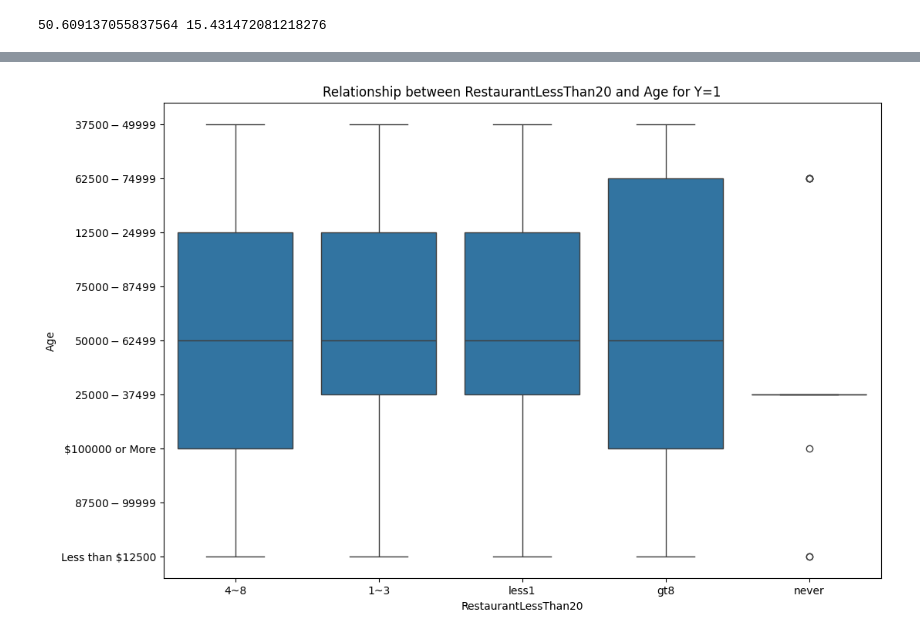
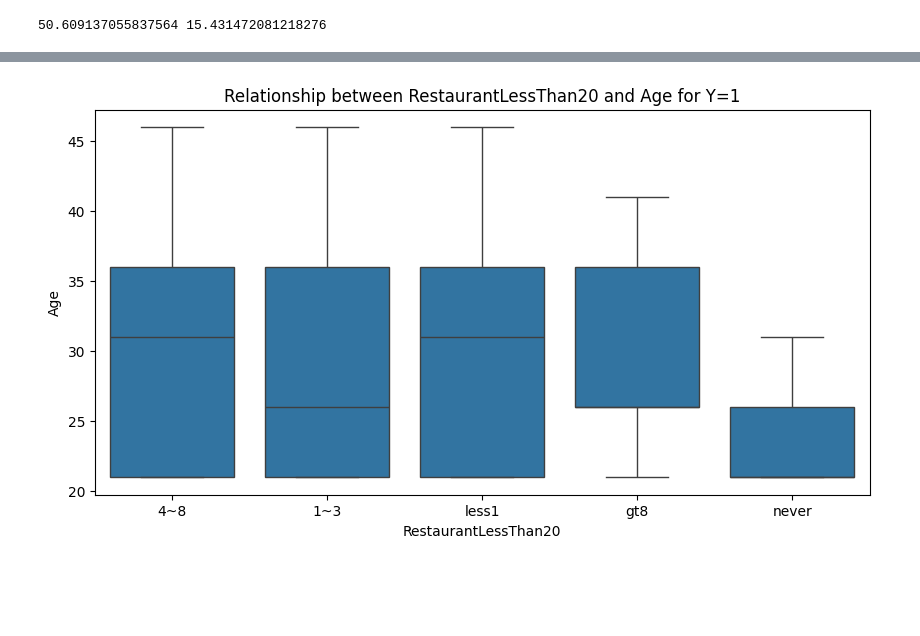
Before and after one commit to Soha1950/ds_as5, a Jupyter notebook: prompt.ipynb, the cells around one changed output, grey strips where cells are left out. Cells and saved outputs as stored; diff of their text form; code cells hidden in the pictures; blank space fills up the shorter version.

```diff
--- a/prompt.ipynb
+++ b/prompt.ipynb
@@ -448,9 +452,9 @@ print(more25, less25)
 # %%
-plt.figure(figsize=(12, 8))
-sns.boxplot(x='RestaurantLessThan20', y='income', data=data2)
+plt.figure(figsize=(10, 5))
+sns.boxplot(x='RestaurantLessThan20', y='age', data=data2)
 plt.xlabel('RestaurantLessThan20')
 plt.ylabel('Age')
 plt.title('Relationship between RestaurantLessThan20 and Age for Y=1')
 plt.show()
 # %% [output]
-[figure, old version]
+[figure, new version]
```
Also changed, not shown: parts of 8 cells of this notebook, 1 other file.
